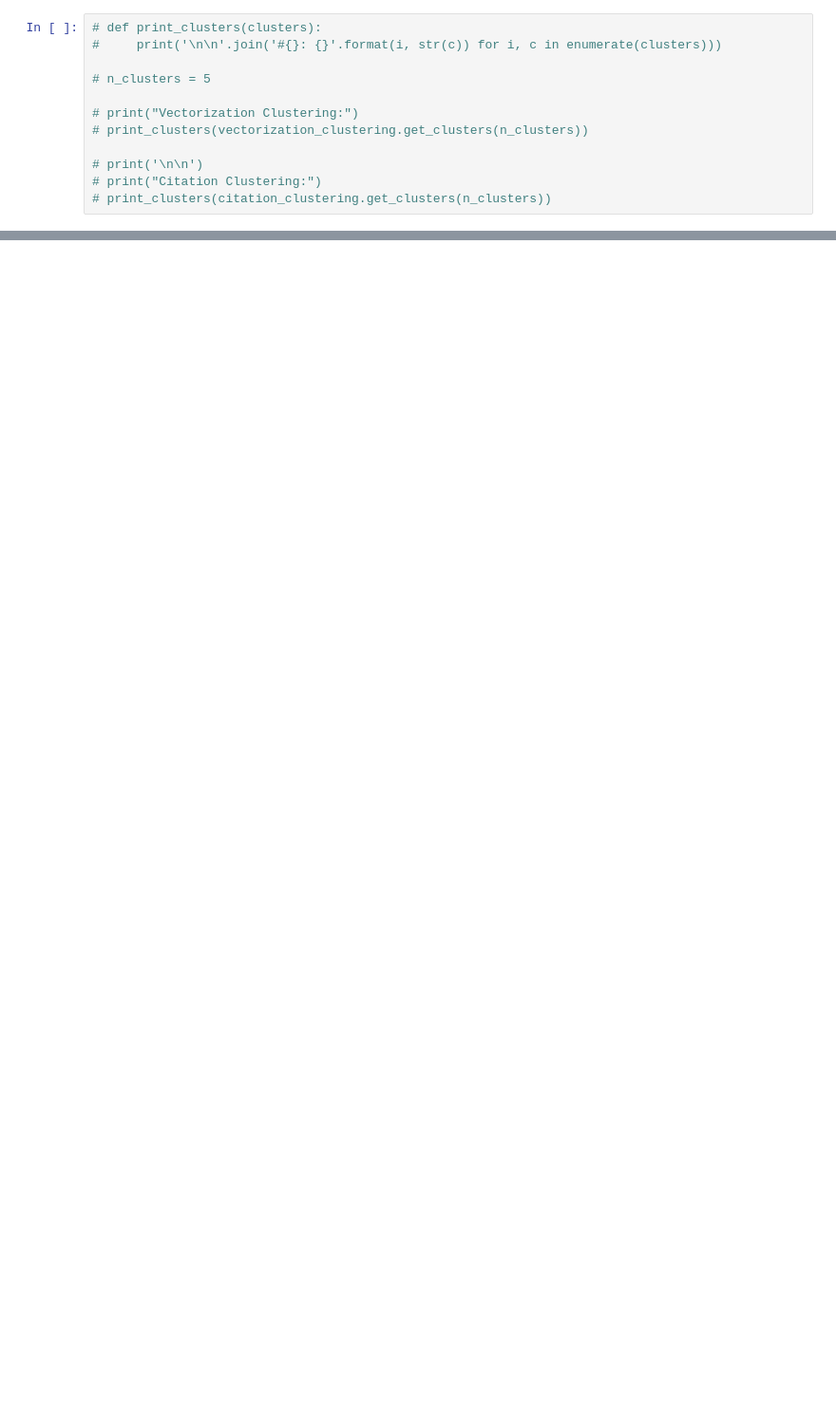
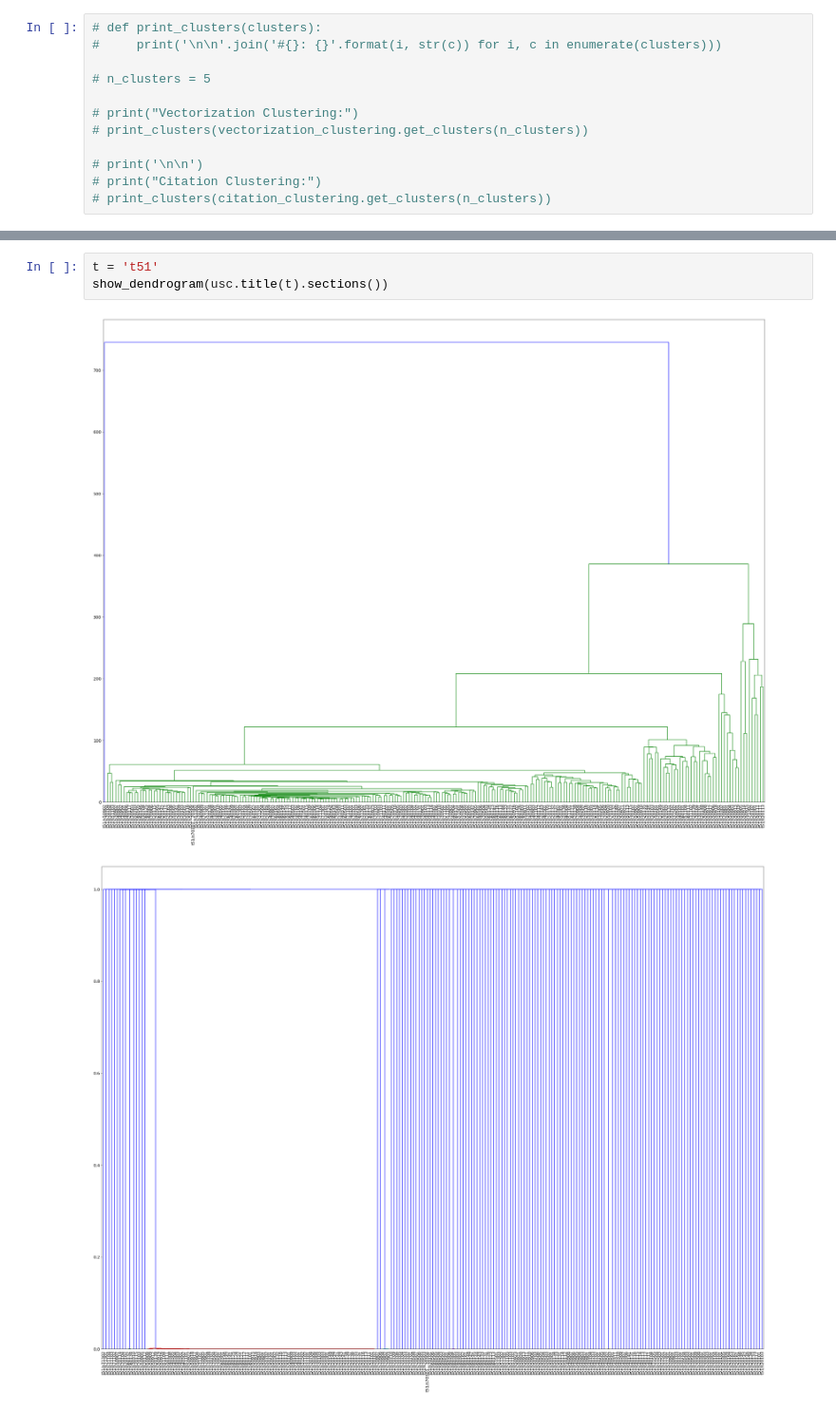
Before and after one commit to zhihao-liu/uscode-analysis, a Jupyter notebook: examples/cluster.ipynb, the cells around one changed output, grey strips where cells are left out. Shown at 95% size. Cells and saved outputs as stored; diff of their text form; blank space fills up the shorter version.

```diff
--- a/examples/cluster.ipynb
+++ b/examples/cluster.ipynb
@@ -99,0 +79,6 @@ show_dendrogram(section_lists[2])
+# %%
+t = 't51'
+show_dendrogram(usc.title(t).sections())
+# %% [output]
+[figure, added]
+[figure, added]
```
Also changed, not shown: parts of 13 cells of this notebook, 3 other files.
